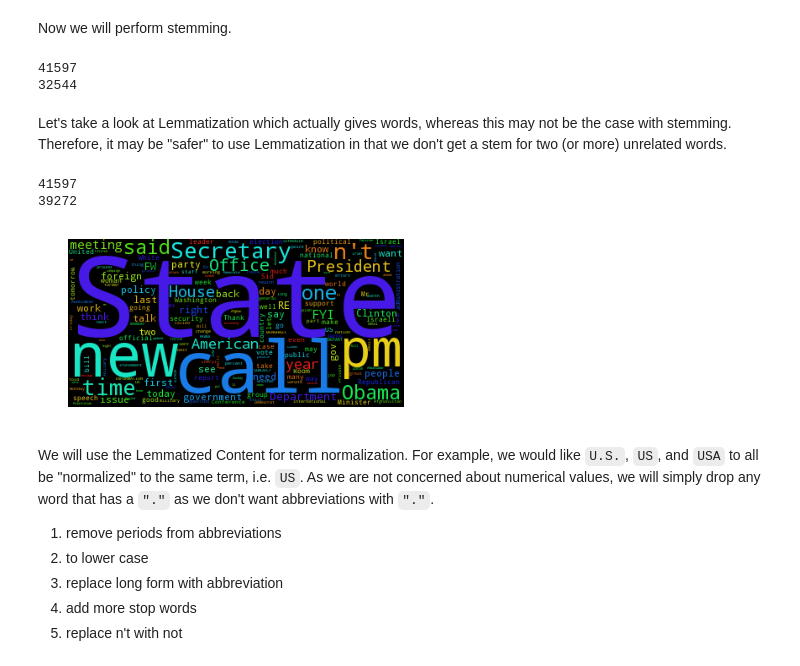
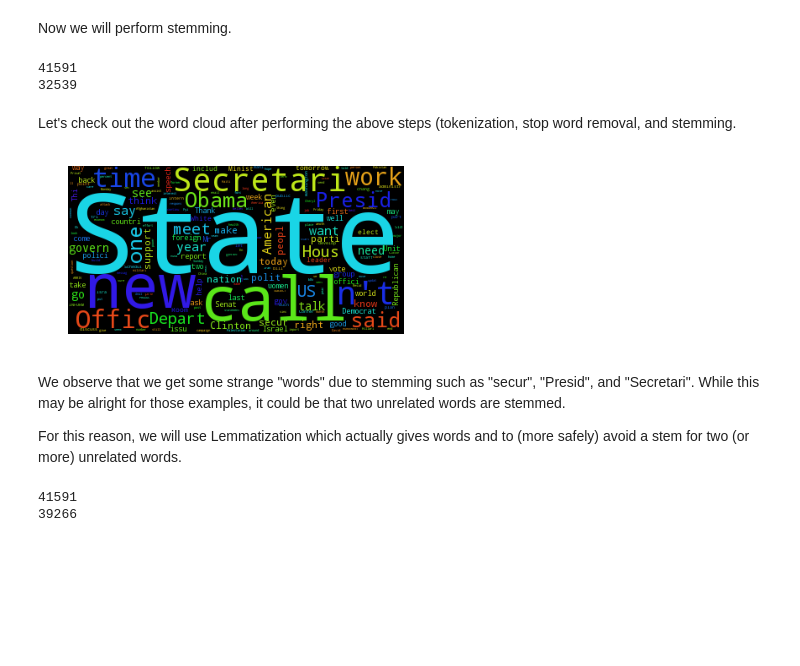
Before and after one commit to BeforeRain/ADA-homework, a Jupyter notebook: 05 - Taming Text/hw5.ipynb, the cells around one changed output. Drawn from its saved outputs; the diff is of its cells as text; code cells hidden in the pictures; blank space fills up the shorter version.

```diff
--- a/05 - Taming Text/hw5.ipynb
+++ b/05 - Taming Text/hw5.ipynb
@@ -114,7 +118,7 @@ Now we will perform stop word removal. We will import the standard English stop
 # %%
 from nltk.corpus import stopwords
 stop_words = set(stopwords.words('english'))
-local_stop = {"Re", "Fw", "Cc", "also", "PM", "AM"}
+local_stop = {"Re", "RE", "Fw", "FW", "Cc", "also", "PM", "AM", "pm", "am", "btw", "fyi", "FYI"}
 stop_words = stop_words | local_stop
 # %%
 filtered_content = [w for w in tokens_body_subj if not w in stop_words]
@@ -132,10 +136,22 @@ stemmed_content = [ps.stem(word) for word in filtered_content]
 print(len(set(filtered_content)))
 print(len(set(stemmed_content)))
 # %% [output]
-41597
-32544
+41591
+32539
-# %% [markdown]
-Let's take a look at Lemmatization which actually gives words, whereas this may not be the case with stemming. Therefore, it may be "safer" to use Lemmatization in that we don't get a stem for two (or more) unrelated words.
+# %% [markdown]
+Let's check out the word cloud after performing the above steps (tokenization, stop word removal, and stemming.
+# %%
+wordcloud = WordCloud().generate(" ".join(stemmed_content))
+plt.figure()
+plt.imshow(wordcloud)
+plt.axis("off")
+plt.show()
+# %% [output]
+[figure, added]
+# %% [markdown]
+We observe that we get some strange "words" due to stemming such as "secur", "Presid", and "Secretari". While this may be alright for those examples, it could be that two unrelated words are stemmed.
+
+For this reason, we will use Lemmatization which actually gives words and to (more safely) avoid a stem for two (or more) unrelated words.
 # %%
 from nltk.stem import WordNetLemmatizer
 lemmatizer = WordNetLemmatizer()
@@ -144,21 +160,5 @@ lemmatized_content = [lemmatizer.lemmatize(word) for word in filtered_content]
 print(len(set(filtered_content)))
 print(len(set(lemmatized_content)))
 # %% [output]
-41597
-39272
+41591
+39266
-# %%
-wordcloud = WordCloud().generate(" ".join(lemmatized_content))
-plt.figure()
-plt.imshow(wordcloud)
-plt.axis("off")
-plt.show()
-# %% [output]
-[figure, removed]
-# %% [markdown]
-We will use the Lemmatized Content for term normalization. For example, we would like `U.S.`, `US`, and `USA` to all be "normalized" to the same term, i.e. `US`. As we are not concerned about numerical values, we will simply drop any word that has a `"."` as we don't want abbreviations with `"."`.
-
-1. remove periods from abbreviations
-2. to lower case
-3. replace long form with abbreviation
-4. add more stop words
-5. replace n't with not
```
Also changed, not shown: parts of 30 cells of this notebook.
